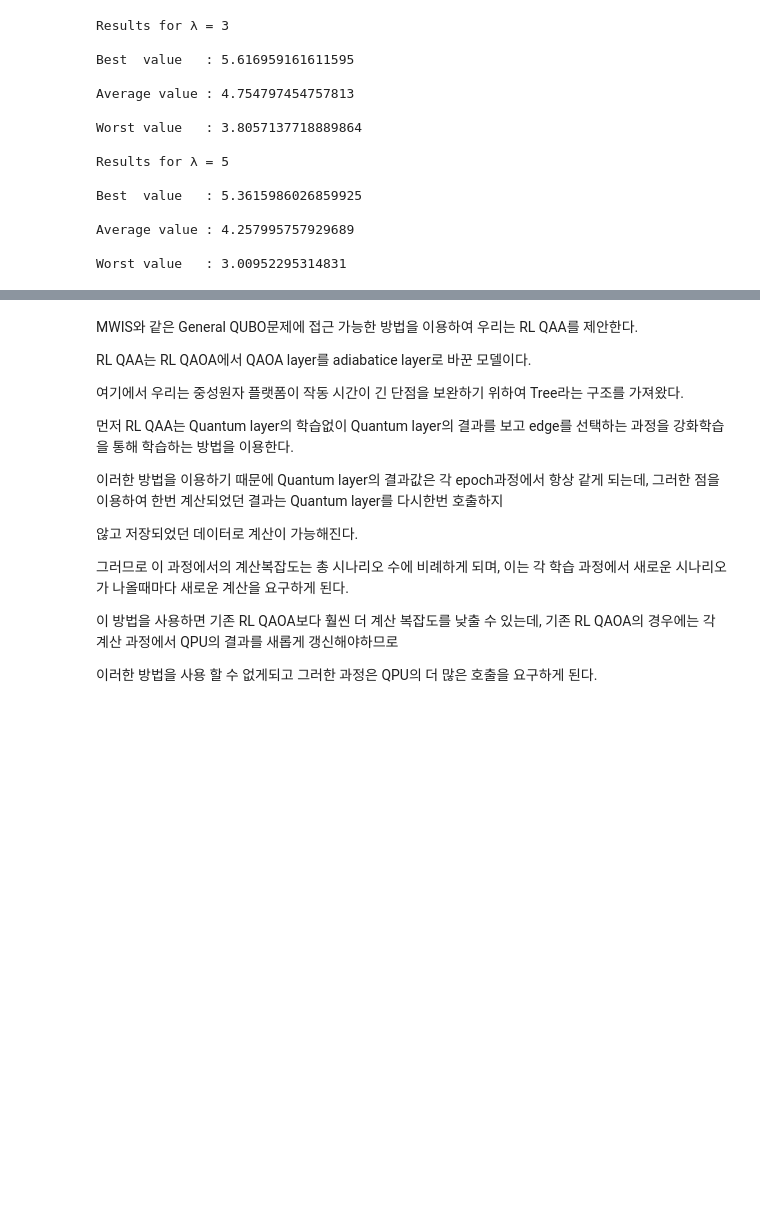
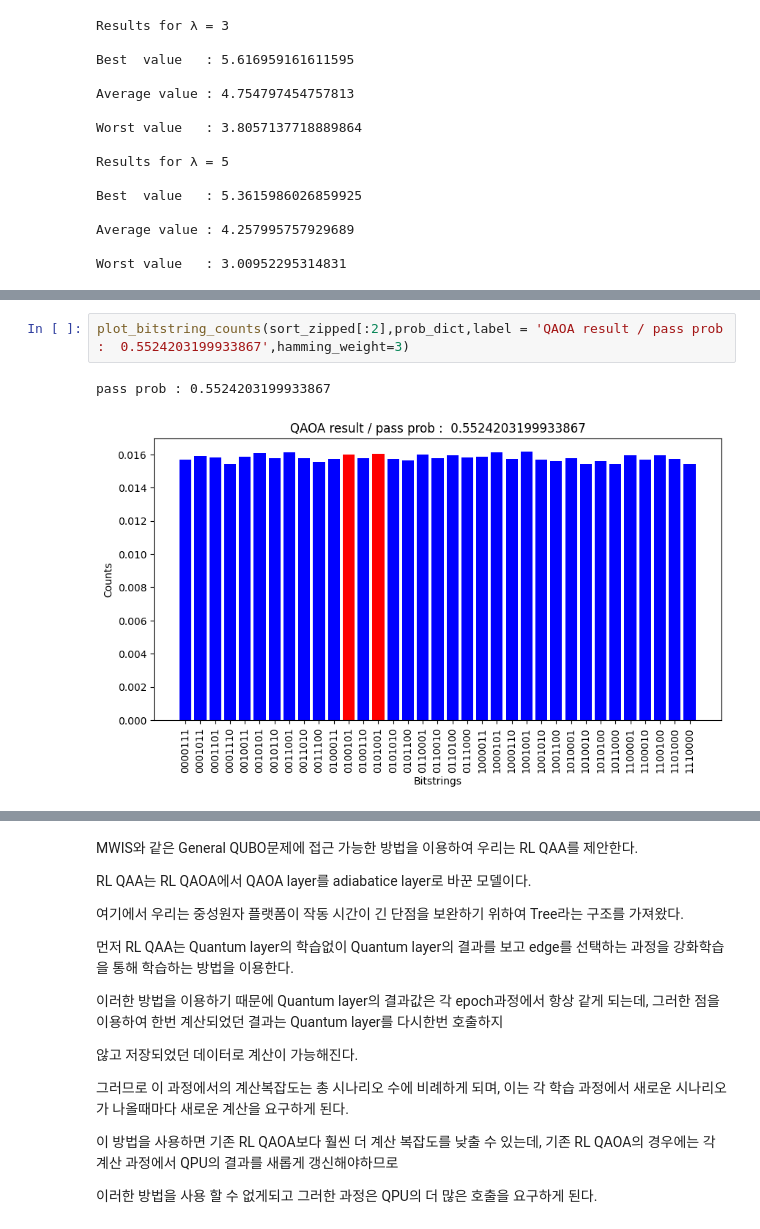
Before and after one commit to pop756/Pasqal_chanllenge, a Jupyter notebook: Results.ipynb, the cells around one changed output, grey strips where cells are left out. Drawn from its saved outputs; the diff is of its cells as text; blank space fills up the shorter version.

```diff
--- a/Results.ipynb
+++ b/Results.ipynb
@@ -724,0 +590,5 @@ constraint pass prob : 0.9756370440652281
+# %%
+plot_bitstring_counts(sort_zipped[:2],prob_dict,label = 'QAOA result / pass prob :  0.5524203199933867',hamming_weight=3)
+# %% [output]
+pass prob : 0.5524203199933867
+[figure, added]
```
Also changed, not shown: parts of 40 cells of this notebook, 9 other files.
